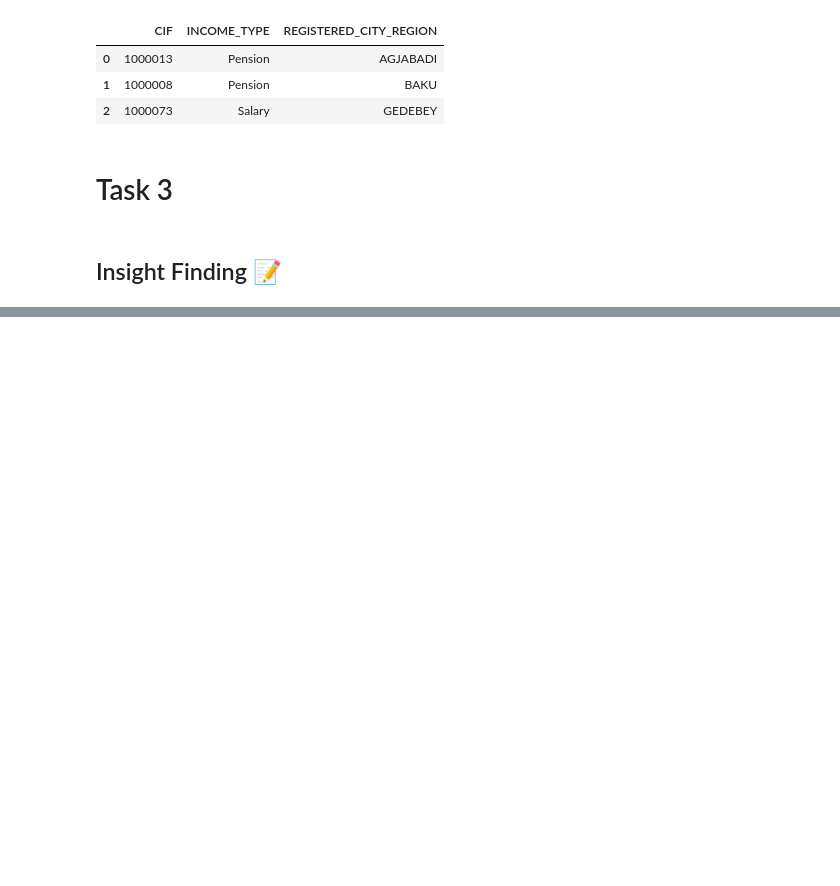
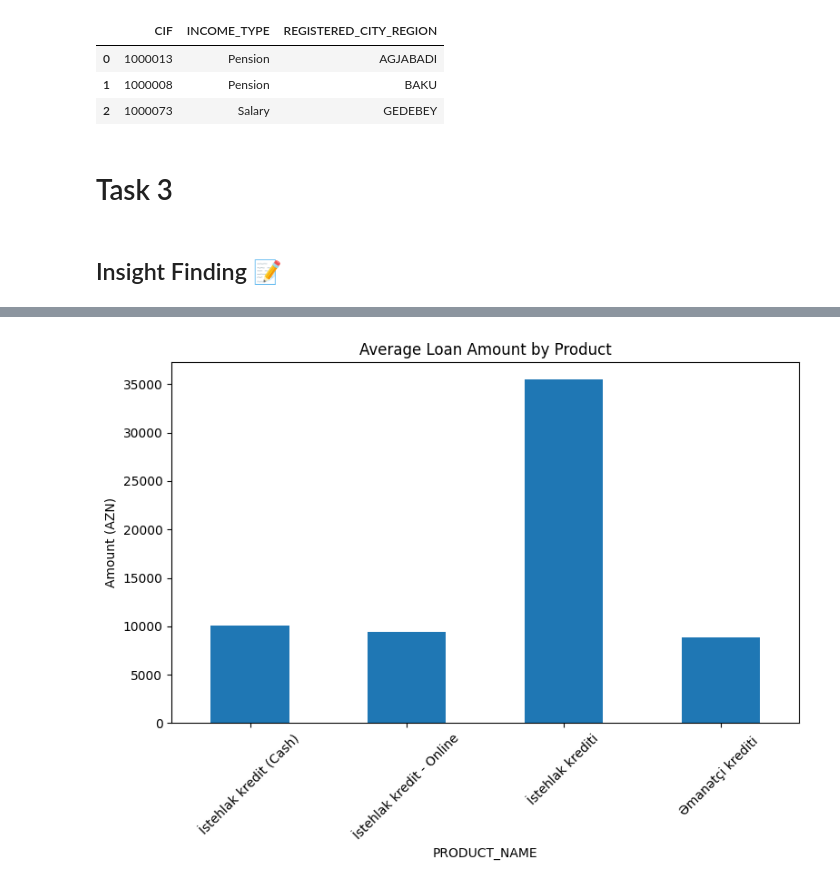
Before and after one commit to Ismat-Samadov/yelo_DataAnalyst, a Jupyter notebook: Data Analyst Technical Assignment.ipynb, the cells around one changed output, grey strips where cells are left out. Cells and saved outputs as stored; diff of their text form; code cells hidden in the pictures; blank space fills up the shorter version.

```diff
--- a/Data Analyst Technical Assignment.ipynb
+++ b/Data Analyst Technical Assignment.ipynb
@@ -990,0 +1136,13 @@ con.close()
+# %%
+plt.figure(figsize=(15, 6))
+
+plt.subplot(1, 2, 2)
+df.groupby('PRODUCT_NAME')['AMOUNT'].mean().plot(kind='bar')
+plt.title('Average Loan Amount by Product')
+plt.xticks(rotation=45)
+plt.ylabel('Amount (AZN)')
+
+plt.tight_layout()
+plt.show()
+# %% [output]
+[figure, added]
```
Also changed, not shown: parts of 11 cells of this notebook.
